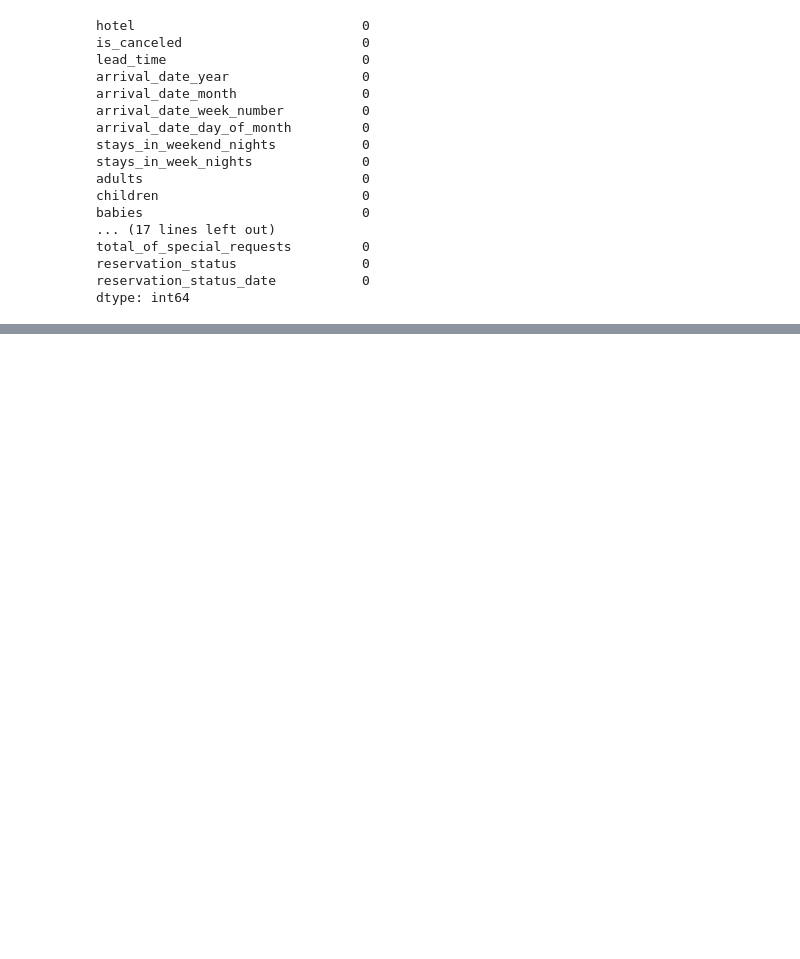
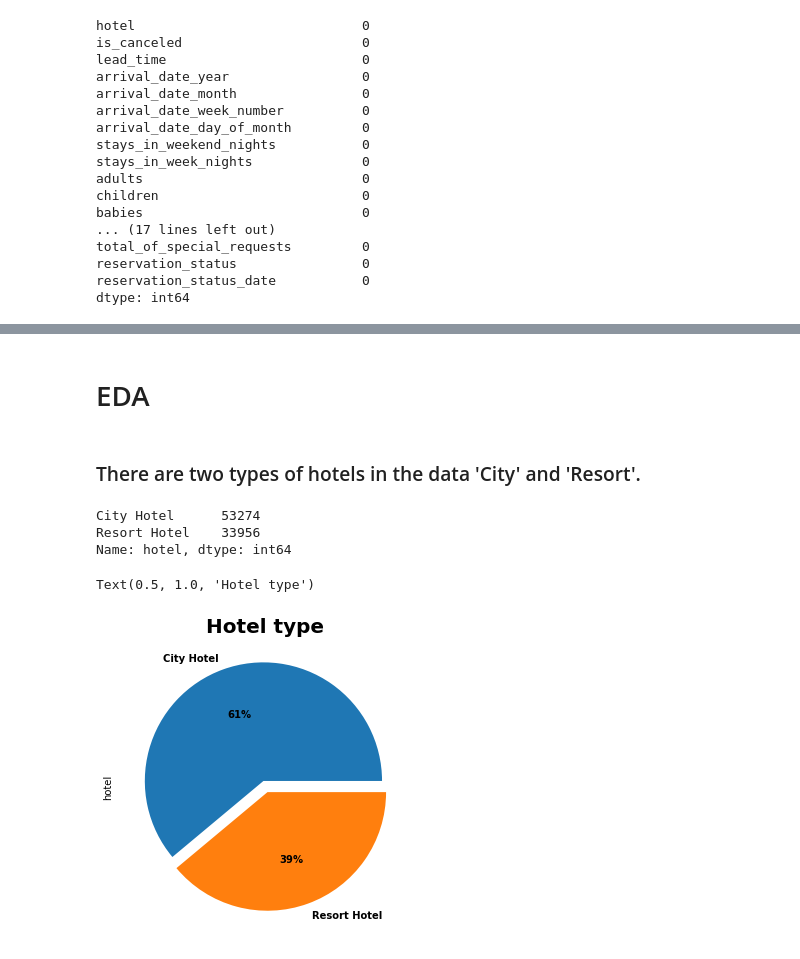
Before and after one commit to rishabh3000/EDA_Hotel_Booking_Analysis, a Jupyter notebook: Untitled.ipynb, the cells around one changed output, grey strips where cells are left out. Drawn from its saved outputs; the diff is of its cells as text; code cells hidden in the pictures; blank space fills up the shorter version.

```diff
--- a/Untitled.ipynb
+++ b/Untitled.ipynb
@@ -206,0 +226,27 @@ df.drop(df[df['adults']+df['babies']+df['children']==0].index,inplace=True)
+# %%
+# changing datatype of column 'reservation_status_date' to data_type.
+df['reservation_status_date'] = pd.to_datetime(df['reservation_status_date'], format = '%Y-%m-%d')
+# %%
+# Adding total staying days in hotels
+df['total_stay'] = df['stays_in_weekend_nights']+df['stays_in_week_nights']
+# %%
+# Adding total people num as column, i.e. total people num = num of adults + children + babies
+df['total_people'] = df['adults']+df['children']+df['babies']
+# %% [markdown]
+# EDA
+# %% [markdown]
+### There are two types of hotels in the data 'City' and 'Resort'.
+# %%
+Hotel_typ =df['hotel'].value_counts()
+Hotel_typ
+# %% [output]
+City Hotel      53274
+Resort Hotel    33956
+Name: hotel, dtype: int64
+# %%
+plt.subplot(2,2,1 )
+Hotel_typ.plot.pie(x='City Hotel', y ='Resort Hotel',autopct='%1.0f%%',textprops={'weight': 'bold'},figsize =(12,12),explode =[0.05]*2)
+plt.title('Hotel type',fontweight="bold", size=20)
+# %% [output]
+Text(0.5, 1.0, 'Hotel type')
+[figure, added]
```
Also changed, not shown: parts of 52 cells of this notebook.
